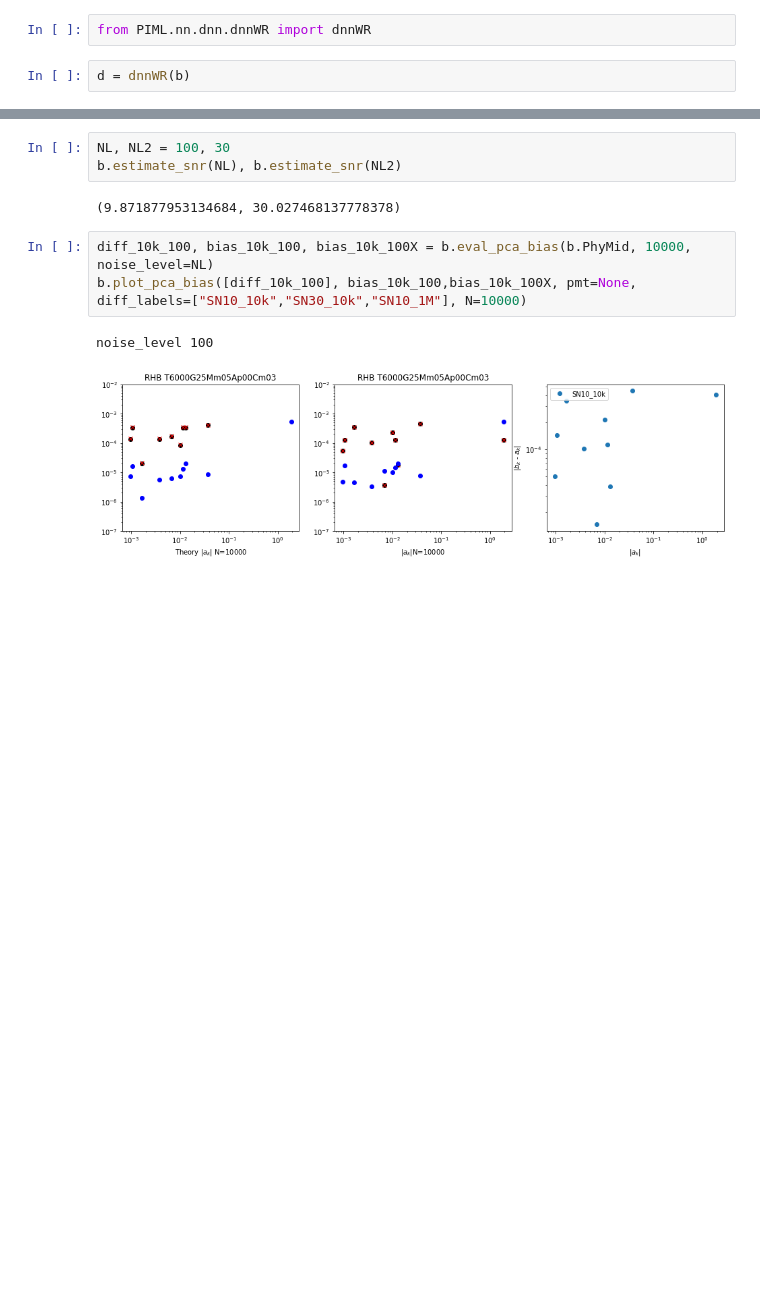
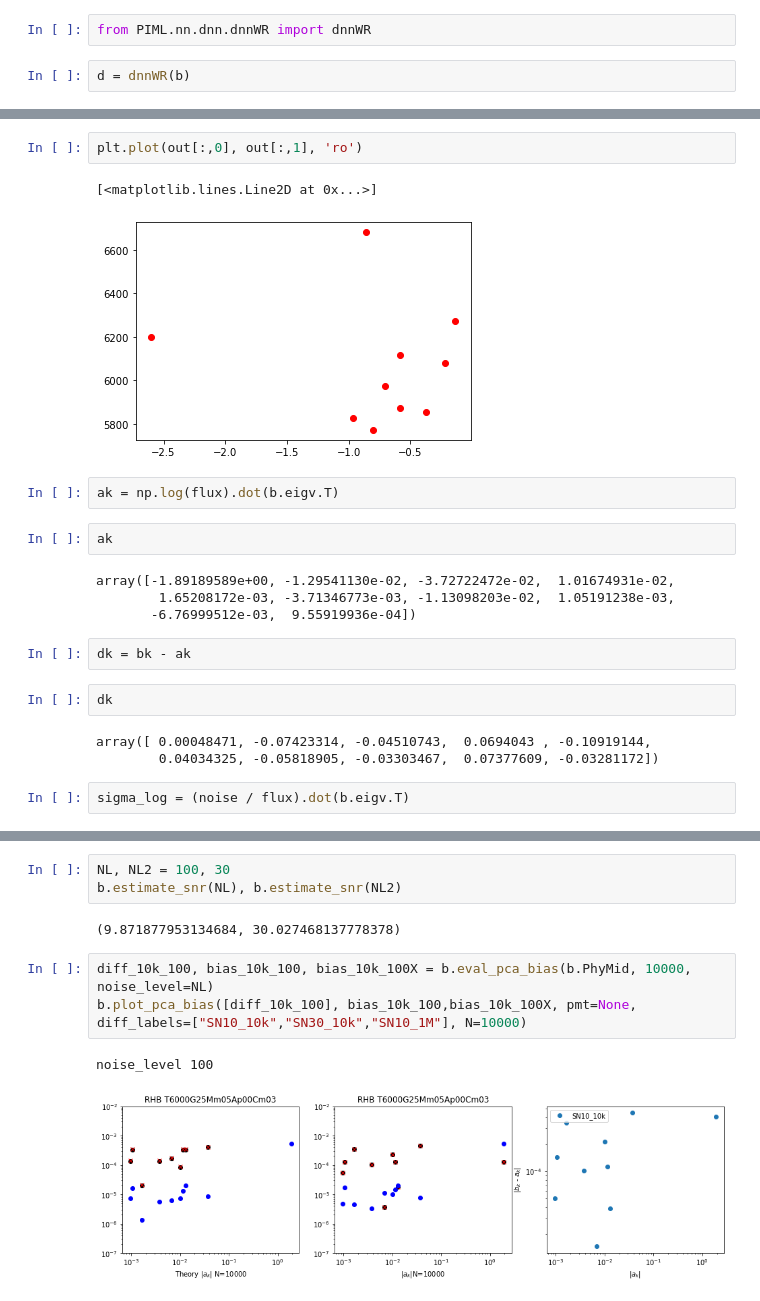
Before and after one commit to ViskaWei/PIML_v0, a Jupyter notebook: nb/RHB.ipynb, the cells around one changed output, grey strips where cells are left out. Cells and saved outputs as stored; diff of their text form; blank space fills up the shorter version.

```diff
--- a/nb/RHB.ipynb
+++ b/nb/RHB.ipynb
@@ -57,0 +82,22 @@ d.init_eval()
+# %%
+plt.plot(out[:,0], out[:,1], 'ro')
+# %% [output]
+[<matplotlib.lines.Line2D at 0x...>]
+[figure, added]
+# %%
+ak = np.log(flux).dot(b.eigv.T)
+# %%
+ak
+# %% [output]
+array([-1.89189589e+00, -1.29541130e-02, -3.72722472e-02,  1.01674931e-02,
+        1.65208172e-03, -3.71346773e-03, -1.13098203e-02,  1.05191238e-03,
+       -6.76999512e-03,  9.55919936e-04])
+# %%
+dk = bk - ak
+# %%
+dk
+# %% [output]
+array([ 0.00048471, -0.07423314, -0.04510743,  0.0694043 , -0.10919144,
+        0.04034325, -0.05818905, -0.03303467,  0.07377609, -0.03281172])
+# %%
+sigma_log = (noise / flux).dot(b.eigv.T)
```
Also changed, not shown: parts of 22 cells of this notebook, 34 other files.
